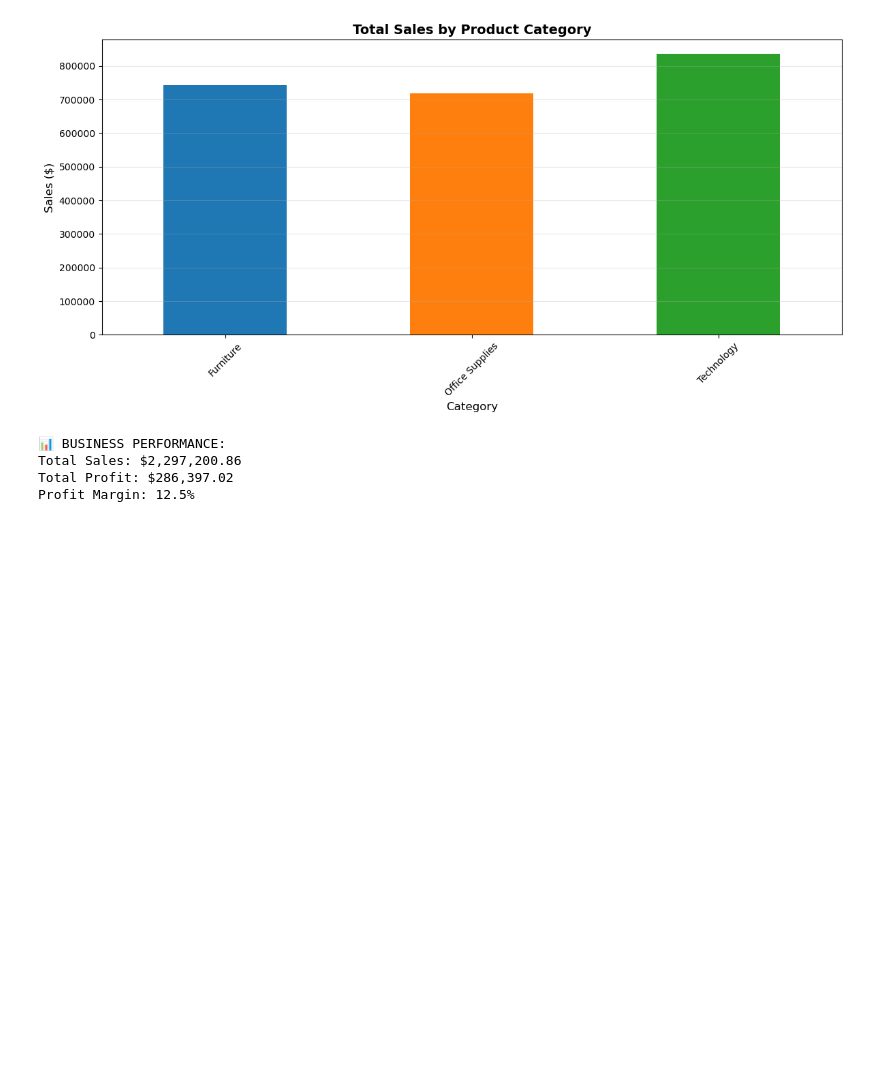
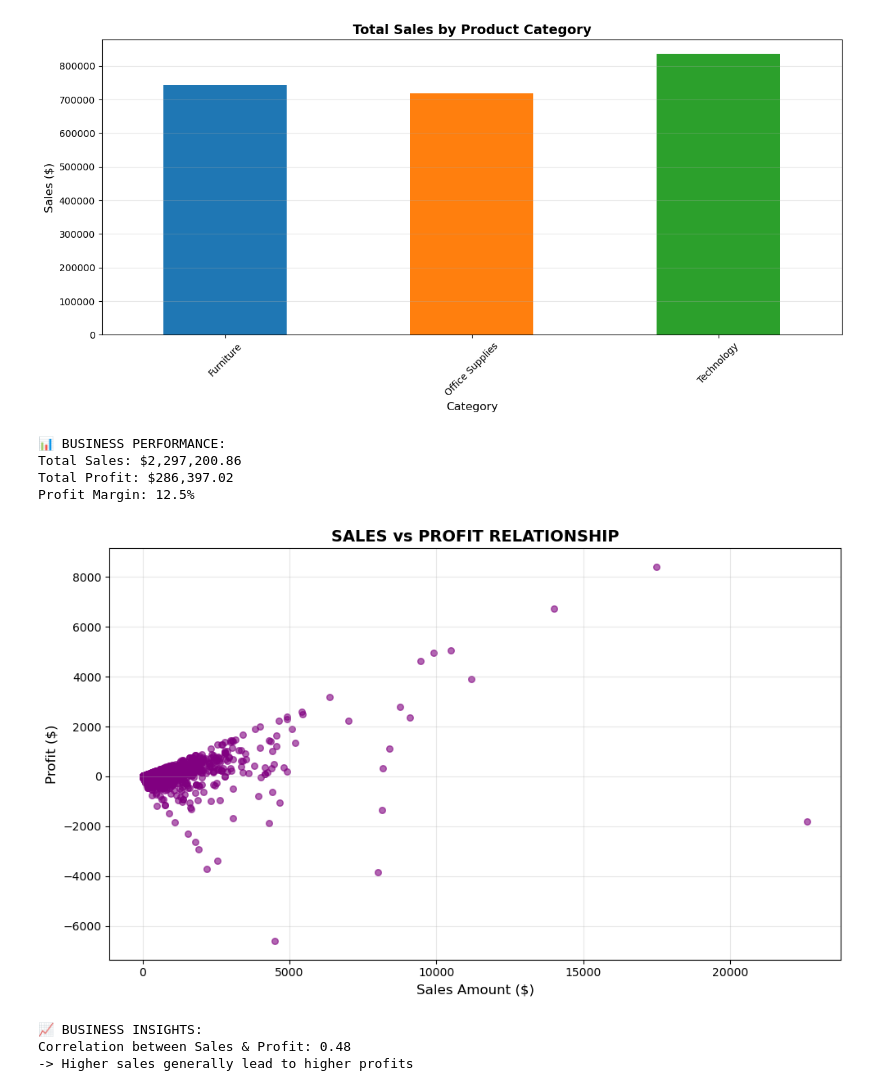
Before and after one commit to ryantaldino/superstore_analysis, a Jupyter notebook: latihan deepseek 1.ipynb, the cells around one changed output. Cells and saved outputs as stored; diff of their text form; code cells hidden in the pictures; blank space fills up the shorter version.

```diff
--- a/latihan deepseek 1.ipynb
+++ b/latihan deepseek 1.ipynb
@@ -243,3 +243,23 @@ print(f"Profit Margin: {profit_margin:.1f}%")
 Total Sales: $2,297,200.86
 Total Profit: $286,397.02
 Profit Margin: 12.5%
+# %%
+# REPLACE YOUR SCATTER PLOT WITH THIS:
+plt.figure(figsize=(10, 6))
+plt.scatter(df['sales'], df['profit'], alpha=0.6, s=30, color='purple')
+plt.title('SALES vs PROFIT RELATIONSHIP', fontsize=14, fontweight='bold')
+plt.xlabel('Sales Amount ($)', fontsize=12)
+plt.ylabel('Profit ($)', fontsize=12)
+plt.grid(alpha=0.3)
+plt.tight_layout()
+plt.show()
+
+# ADD THIS ANALYSIS BELOW:
+print("📈 BUSINESS INSIGHTS:")
+print(f"Correlation between Sales & Profit: {df['sales'].corr(df['profit']):.2f}")
+print("-> Higher sales generally lead to higher profits")
+# %% [output]
+[figure, added]
+📈 BUSINESS INSIGHTS:
+Correlation between Sales & Profit: 0.48
+-> Higher sales generally lead to higher profits
```
Also changed, not shown: 1 other file.
